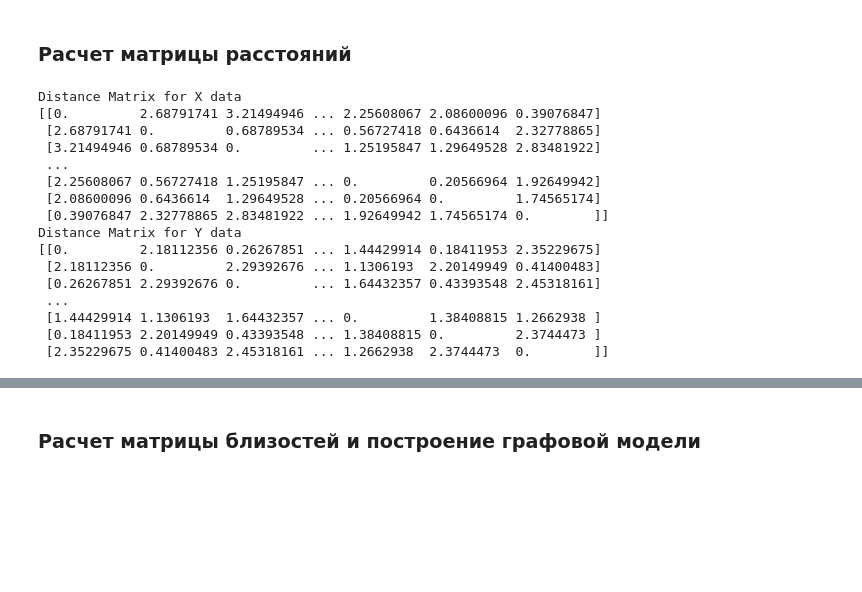
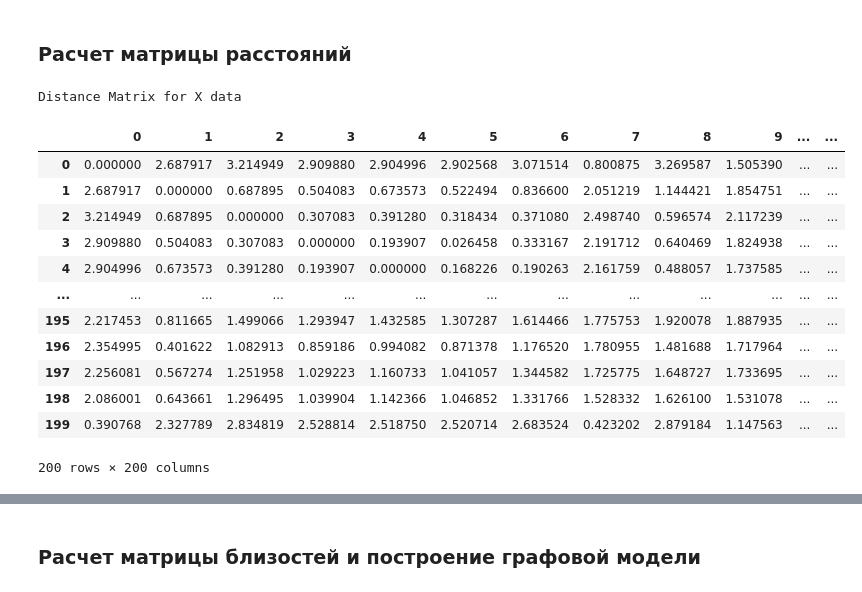
Before and after one commit to MalyginAE/clustering, a Jupyter notebook: laba2.ipynb, the cells around one changed output, grey strips where cells are left out. Drawn from its saved outputs; the diff is of its cells as text; code cells hidden in the pictures; blank space fills up the shorter version.

```diff
--- a/laba2.ipynb
+++ b/laba2.ipynb
@@ -37,28 +38,23 @@ y_data
 # %%
 # Евклидовы расстояния
 x_distances = squareform(pdist(x_data, metric='euclidean'))  # Матрица расстояний для X
 y_distances = squareform(pdist(y_data, metric='euclidean'))  # Матрица расстояний для Y
 
 # Вывод матриц расстояний
 print("Distance Matrix for X data")
-print(x_distances)
-
-print("Distance Matrix for Y data")
-print(y_distances)
+pd.DataFrame(x_distances)
 # %% [output]
 Distance Matrix for X data
-[[0.         2.68791741 3.21494946 ... 2.25608067 2.08600096 0.39076847]
- [2.68791741 0.         0.68789534 ... 0.56727418 0.6436614  2.32778865]
- [3.21494946 0.68789534 0.         ... 1.25195847 1.29649528 2.83481922]
- ...
- [2.25608067 0.56727418 1.25195847 ... 0.         0.20566964 1.92649942]
- [2.08600096 0.6436614  1.29649528 ... 0.20566964 0.         1.74565174]
- [0.39076847 2.32778865 2.83481922 ... 1.92649942 1.74565174 0.        ]]
-Distance Matrix for Y data
-[[0.         2.18112356 0.26267851 ... 1.44429914 0.18411953 2.35229675]
- [2.18112356 0.         2.29392676 ... 1.1306193  2.20149949 0.41400483]
- [0.26267851 2.29392676 0.         ... 1.64432357 0.43393548 2.45318161]
- ...
- [1.44429914 1.1306193  1.64432357 ... 0.         1.38408815 1.2662938 ]
- [0.18411953 2.20149949 0.43393548 ... 1.38408815 0.         2.3744473 ]
- [2.35229675 0.41400483 2.45318161 ... 1.2662938  2.3744473  0.        ]]
+|  | 0 | 1 | 2 | 3 | 4 | 5 | 6 | 7 | 8 | 9 | ... | ... |
+| 0 | 0.000000 | 2.687917 | 3.214949 | 2.909880 | 2.904996 | 2.902568 | 3.071514 | 0.800875 | 3.269587 | 1.505390 | ... | ... |
+| 1 | 2.687917 | 0.000000 | 0.687895 | 0.504083 | 0.673573 | 0.522494 | 0.836600 | 2.051219 | 1.144421 | 1.854751 | ... | ... |
+| 2 | 3.214949 | 0.687895 | 0.000000 | 0.307083 | 0.391280 | 0.318434 | 0.371080 | 2.498740 | 0.596574 | 2.117239 | ... | ... |
+| 3 | 2.909880 | 0.504083 | 0.307083 | 0.000000 | 0.193907 | 0.026458 | 0.333167 | 2.191712 | 0.640469 | 1.824938 | ... | ... |
+| 4 | 2.904996 | 0.673573 | 0.391280 | 0.193907 | 0.000000 | 0.168226 | 0.190263 | 2.161759 | 0.488057 | 1.737585 | ... | ... |
+| ... | ... | ... | ... | ... | ... | ... | ... | ... | ... | ... | ... | ... |
+| 195 | 2.217453 | 0.811665 | 1.499066 | 1.293947 | 1.432585 | 1.307287 | 1.614466 | 1.775753 | 1.920078 | 1.887935 | ... | ... |
+| 196 | 2.354995 | 0.401622 | 1.082913 | 0.859186 | 0.994082 | 0.871378 | 1.176520 | 1.780955 | 1.481688 | 1.717964 | ... | ... |
+| 197 | 2.256081 | 0.567274 | 1.251958 | 1.029223 | 1.160733 | 1.041057 | 1.344582 | 1.725775 | 1.648727 | 1.733695 | ... | ... |
+| 198 | 2.086001 | 0.643661 | 1.296495 | 1.039904 | 1.142366 | 1.046852 | 1.331766 | 1.528332 | 1.626100 | 1.531078 | ... | ... |
+| 199 | 0.390768 | 2.327789 | 2.834819 | 2.528814 | 2.518750 | 2.520714 | 2.683524 | 0.423202 | 2.879184 | 1.147563 | ... | ... |
+200 rows × 200 columns
```
Also changed, not shown: parts of 16 cells of this notebook.
